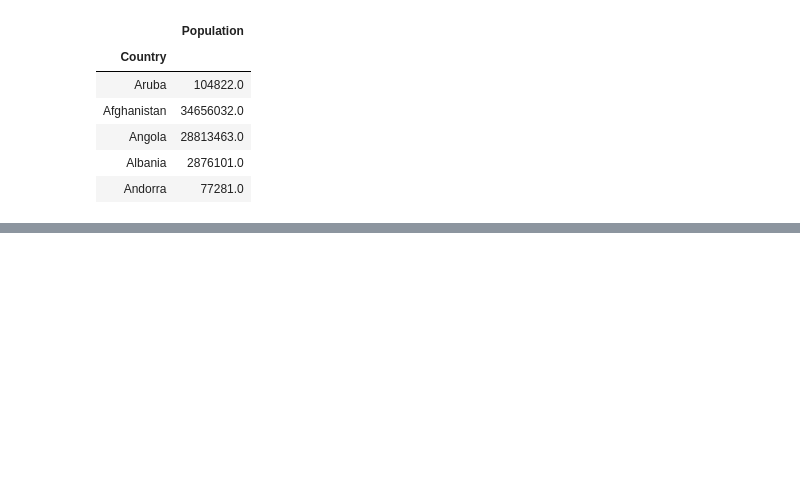
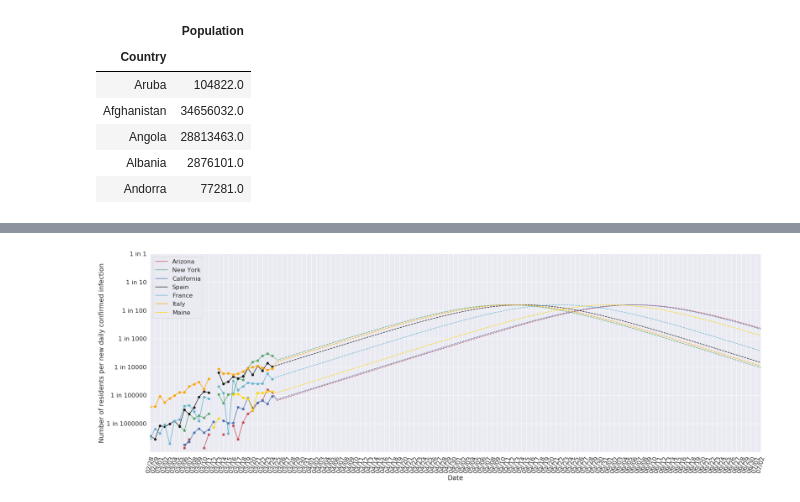
Before and after one commit to rgerkin/COVID-19, a Jupyter notebook: covid.ipynb, the cells around one changed output, grey strips where cells are left out. Cells and saved outputs as stored; diff of their text form; code cells hidden in the pictures; blank space fills up the shorter version.

```diff
--- a/covid.ipynb
+++ b/covid.ipynb
@@ -113,3 +229,7 @@ make_plot(df_confirmed, "confirmed infection")
+# %%
+make_plot(df_d_confirmed, "new daily confirmed infection")
+# %% [output]
+[figure, added]
 # %%
 make_plot(df_deaths, "death", ylim=(-9,0))
 # %% [output]
```
Also changed, not shown: parts of 15 cells of this notebook.
